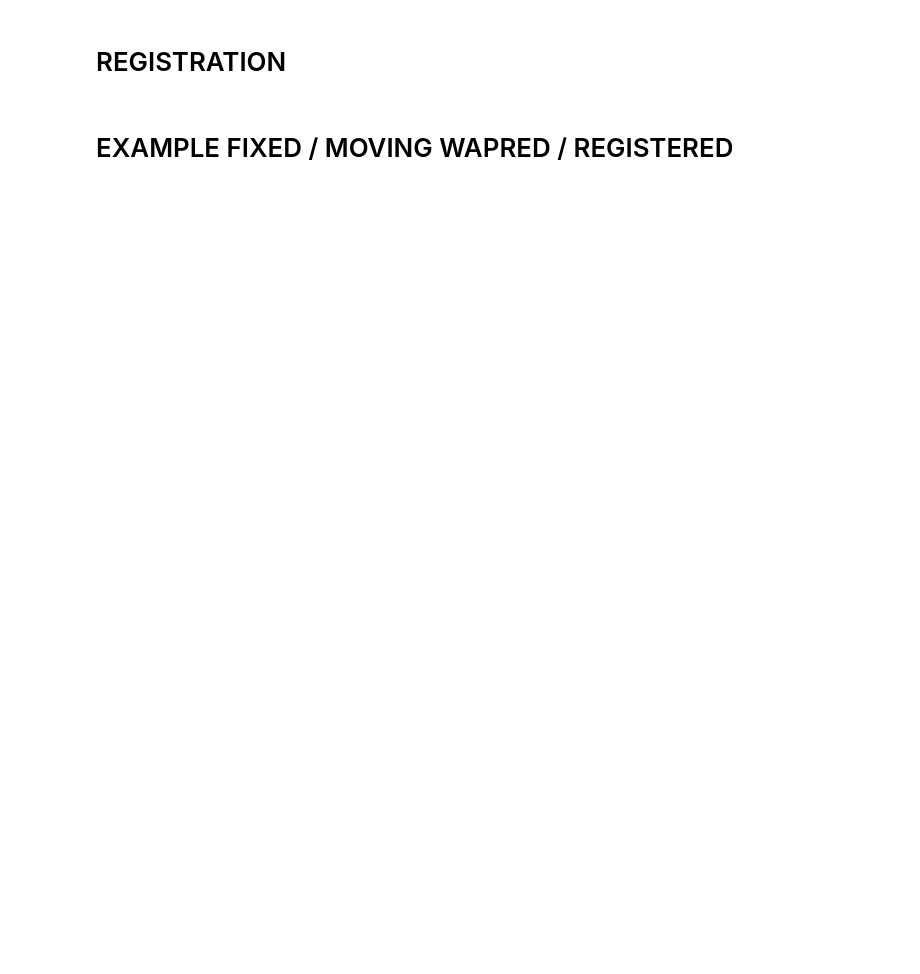
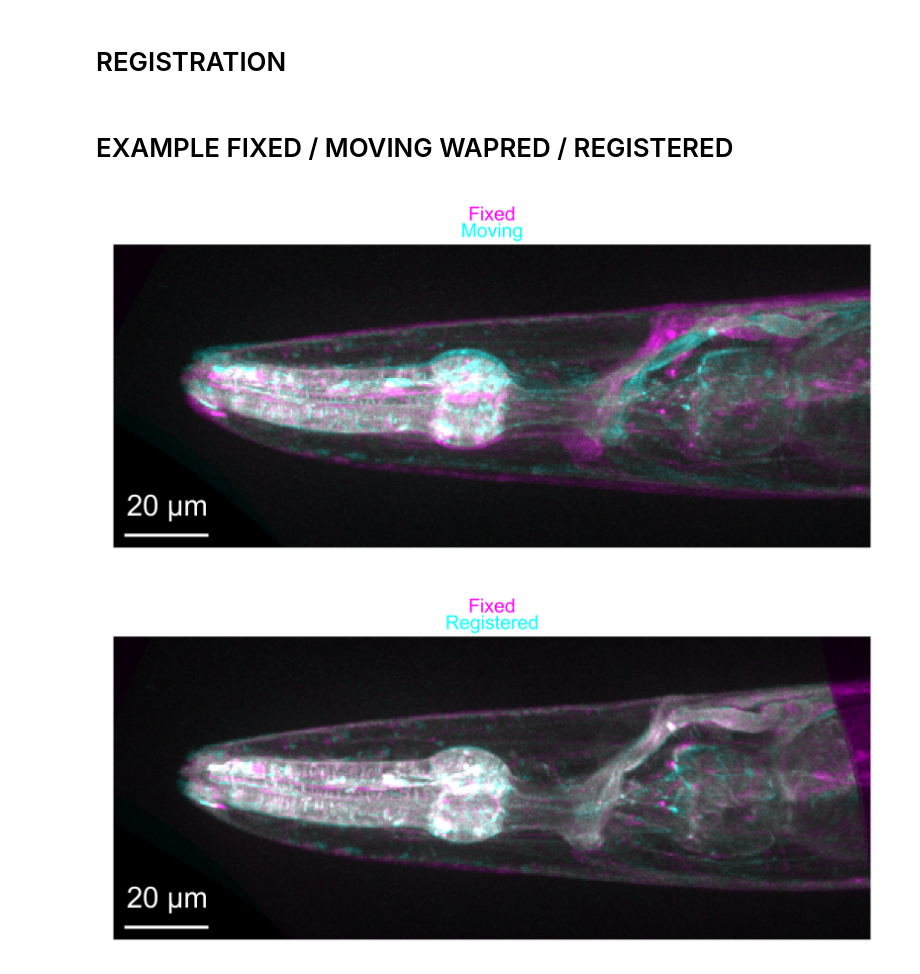
Before and after one commit to MunibH/g5ht-pipeline, a Jupyter notebook: grant_plots.ipynb, the cells around one changed output. Drawn from its saved outputs; the diff is of its cells as text; code cells hidden in the pictures; blank space fills up the shorter version.

```diff
--- a/grant_plots.ipynb
+++ b/grant_plots.ipynb
@@ -323,36 +354,42 @@ plt.show()
 # %% [markdown]
 # EXAMPLE FIXED / MOVING WAPRED / REGISTERED
 # %%
+save = False
 dpi = 1000
 
 
 # load fixed frame and a unwarped tif
 fixed_tifffile_path = os.path.join(OUT_DIR, 'fixed.tif')
 unwarped_tifffile_path = os.path.join(OUT_DIR, 'warped', '0190.tif')
 registered_tifffile_path = os.path.join(OUT_DIR, 'registered', '0190.tif')
 fixed = np.max(tifffile.imread(fixed_tifffile_path)[:,1,:,:], axis=0)
 unwarped = np.max(tifffile.imread(unwarped_tifffile_path)[:,1,:,:], axis=0)
 registered = np.max(tifffile.imread(registered_tifffile_path)[:,1,:,:], axis=0)
 
 cat_unwarped = np.concatenate((fixed[np.newaxis,:,:], unwarped[np.newaxis,:,:]), axis=0)
 cat_registered = np.concatenate((fixed[np.newaxis,:,:], registered[np.newaxis,:,:]), axis=0)
 
 # plot the spline on top of the unwarped image with microshow
 microshow(images=cat_unwarped, cmaps=['magenta','cyan'], flip_map=False, fig_scaling=5, dpi=dpi,
         rescale_type='limits', limits=[0, 700],
         scalebar_unit_per_pix=0.36, scalebar_thickness=0.01,
         scalebar_size_in_units=20, unit='um', scalebar_color='white', scalebar_location='lower left',
         channel_names=['Fixed','Moving'],
         channel_label_show=True, channel_label_size=0.05)
-plt.savefig(os.path.join(FIG_DIR, 'fixed_moving.svg'), format='svg', dpi=dpi  )
+if save:
+        plt.savefig(os.path.join(FIG_DIR, 'fixed_moving.svg'), format='svg', dpi=dpi  )
 plt.show()
 
 # plot the spline on top of the registered image with microshow
 microshow(images=cat_registered, cmaps=['magenta','cyan'], flip_map=False, fig_scaling=5, dpi=dpi,
         rescale_type='limits', limits=[0, 700],
         scalebar_unit_per_pix=0.36, scalebar_thickness=0.01,
         scalebar_size_in_units=20, unit='um', scalebar_color='white', scalebar_location='lower left',
         channel_names=['Fixed','Registered'],
         channel_label_show=True, channel_label_size=0.05)
-plt.savefig(os.path.join(FIG_DIR, 'fixed_registered.svg'), format='svg', dpi=dpi  )
+if save:
+        plt.savefig(os.path.join(FIG_DIR, 'fixed_registered.svg'), format='svg', dpi=dpi  )
 plt.show()
+# %% [output]
+[figure, added]
+[figure, added]
```
Also changed, not shown: parts of 7 cells of this notebook, 3 other files.
